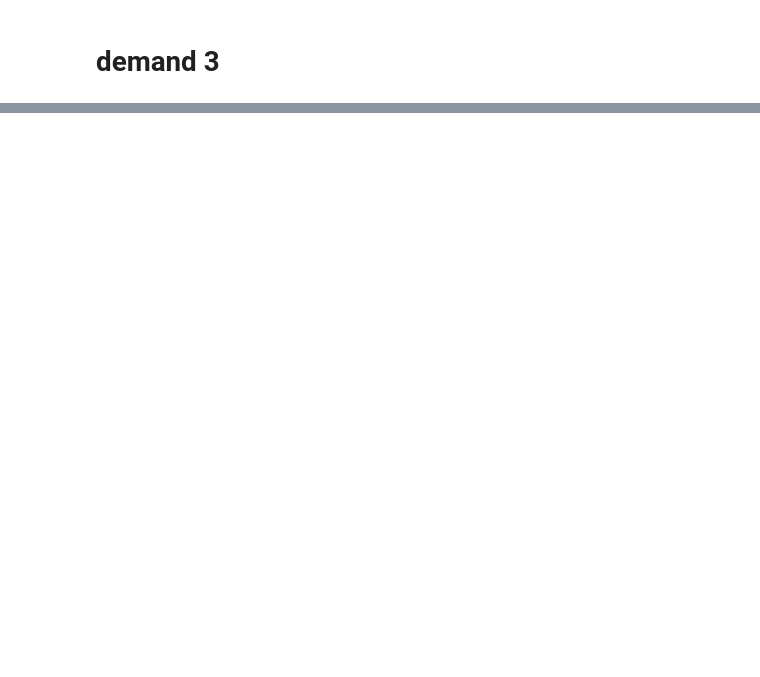
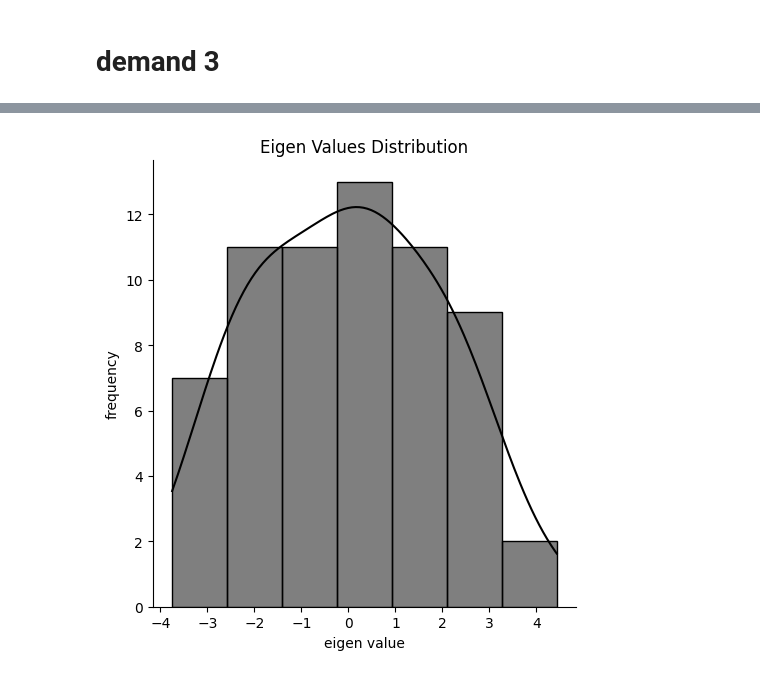
Before and after one commit to MSaeed1381/Simulation_Final_Project, a Jupyter notebook: part3.ipynb, the cells around one changed output, grey strips where cells are left out. Cells and saved outputs as stored; diff of their text form; code cells hidden in the pictures; blank space fills up the shorter version.

```diff
--- a/part3.ipynb
+++ b/part3.ipynb
@@ -49,0 +34,4 @@ draw_distribution(degrees)
+# %%
+gr.draw_eigen_values_distribution(rsrg_graph)
+# %% [output]
+[figure, added]
```
Also changed, not shown: parts of 26 cells of this notebook, 3 other files.
